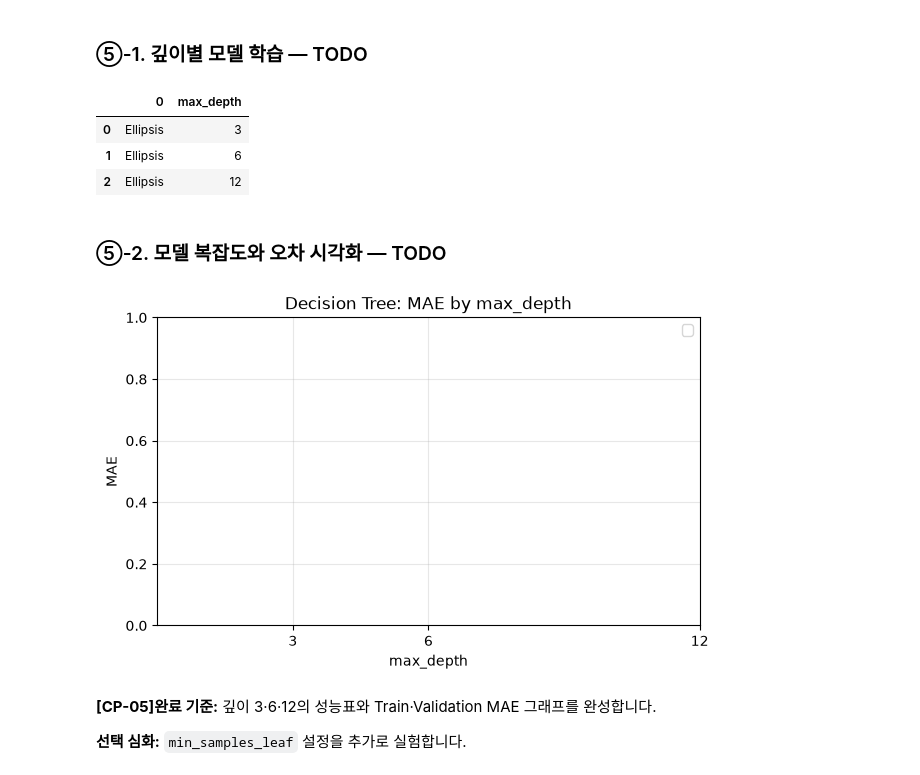
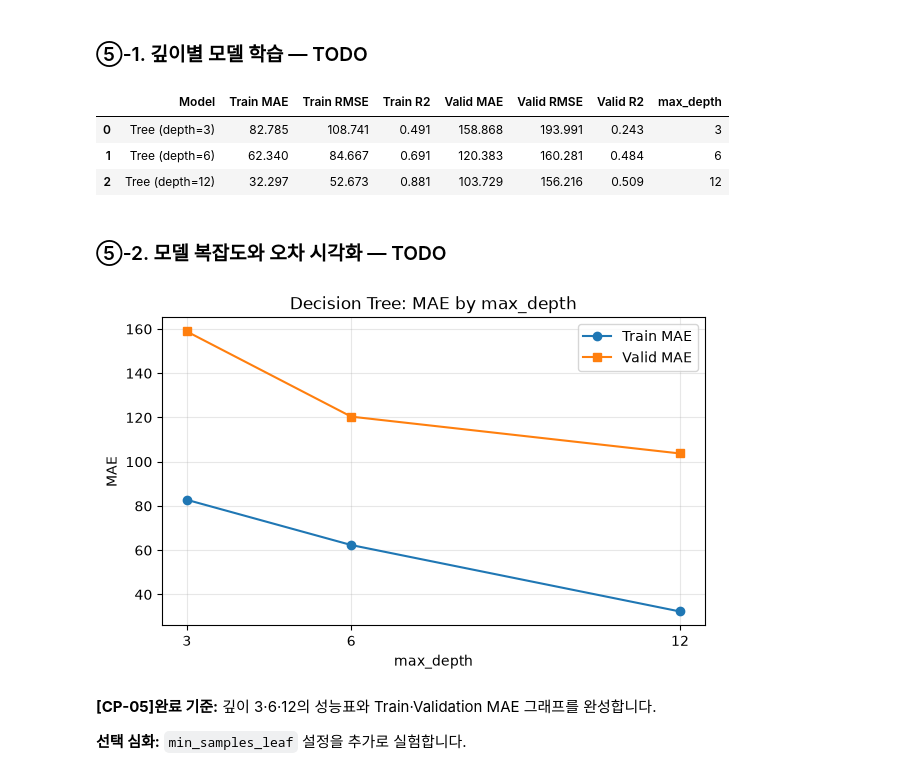
Before and after one commit to lgeew/ai-mini-projects, a Jupyter notebook: mini-project-01/code/01_regression_bike_demand.ipynb, the cells around one changed output. Cells and saved outputs as stored; diff of their text form; code cells hidden in the pictures.

```diff
--- a/mini-project-01/code/01_regression_bike_demand.ipynb
+++ b/mini-project-01/code/01_regression_bike_demand.ipynb
@@ -443,51 +443,59 @@ from sklearn.tree import DecisionTreeRegressor
 depths = [3, 6, 12]
 tree_models = {}
 tree_results = []
-
-# TODO 5-1~5-3. 각 깊이별 Pipeline 생성·학습·평가 결과 수집
-for d in depths:
-    # TODO 5-1. 전처리 + DecisionTreeRegressor(max_depth=d, random_state=42)
-    model = ...
-
-    # TODO 5-2. 모델 학습
-    ...
-
-    # [공통] 학습한 모델 보관
-    tree_models[d] = model
-
-    # TODO 5-3. summarize()로 성능 결과 수집
-    row = ...
-    tree_results.append(row)
-    results.append(row)
-
-# [공통] 결과 정리
-tree_df = pd.DataFrame(tree_results)
-tree_df["max_depth"] = depths
-display(tree_df.round(3))
-# %% [output]
-|  | 0 | max_depth |
-| 0 | Ellipsis | 3 |
-| 1 | Ellipsis | 6 |
-| 2 | Ellipsis | 12 |
+# %%
+# TODO 5-1~5-3. 각 깊이별 Pipeline 생성·학습·평가 결과 수집
+for d in depths:
+    # TODO 5-1. 전처리 + DecisionTreeRegressor(max_depth=d, random_state=42)
+    model = Pipeline([
+        ("preprocessor", preprocessor),
+        ("model", DecisionTreeRegressor(max_depth=d, random_state=42))
+    ])
+    # DecisionTreeRegressor: 데이터의 특성을 분기 기준으로 나누어가며 비선형 패턴을 학습하는 결정 트리 회귀 모델
+    # max_depth=d: 트리의 최대 깊이를 제한하여 과대적합을 방지하고 일반화 성능을 조절
+
+    # TODO 5-2. 모델 학습
+    model.fit(X_train, y_train)
+    # .fit(): 훈련 데이터(X_train, y_train)를 이용해 파이프라인 내부의 전처리기와 결정 트리 모델을 순차적으로 학습시킴
+
+    # [공통] 학습한 모델 보관
+    tree_models[d] = model
+
+    # TODO 5-3. summarize()로 성능 결과 수집
+    row = summarize(f"Tree (depth={d})", model)
+    # summarize(): 앞서 정의한 공통 함수로, 해당 모델의 Train 및 Validation 데이터셋에 대한 MAE, RMSE, R2 지표를 계산해 딕셔너리로 반환
+    tree_results.append(row)
+    results.append(row)
+# %%
+# [공통] 결과 정리
+tree_df = pd.DataFrame(tree_results)
+tree_df["max_depth"] = depths
+display(tree_df.round(3))
+# %% [output]
+|  | Model | Train MAE | Train RMSE | Train R2 | Valid MAE | Valid RMSE | Valid R2 | max_depth |
+| 0 | Tree (depth=3) | 82.785 | 108.741 | 0.491 | 158.868 | 193.991 | 0.243 | 3 |
+| 1 | Tree (depth=6) | 62.340 | 84.667 | 0.691 | 120.383 | 160.281 | 0.484 | 6 |
+| 2 | Tree (depth=12) | 32.297 | 52.673 | 0.881 | 103.729 | 156.216 | 0.509 | 12 |
 # %% [markdown]
 ### ⑤-2. 모델 복잡도와 오차 시각화 — TODO
 # %%
 # [공통] 시각화 기본 설정
 plt.figure(figsize=(7, 4))
 
 # TODO 5-4. 깊이별 Train MAE와 Validation MAE를 각각 선 그래프로 표시합니다.
 # 힌트: plt.plot(tree_df["max_depth"], tree_df["Train MAE"], ...)
-...
+plt.plot(tree_df["max_depth"], tree_df["Train MAE"], marker='o', label="Train MAE")
+plt.plot(tree_df["max_depth"], tree_df["Valid MAE"], marker='s', label="Valid MAE")
 
 plt.xticks(depths)
 plt.xlabel("max_depth")
 plt.ylabel("MAE")
 plt.title("Decision Tree: MAE by max_depth")
 plt.legend()
 plt.grid(alpha=0.3)
 plt.show()
 # %% [output]
-[figure, old version]
+[figure, new version]
 # %% [markdown]
 **[CP-05]완료 기준:** 깊이 3·6·12의 성능표와 Train·Validation MAE 그래프를 완성합니다.
 
```
